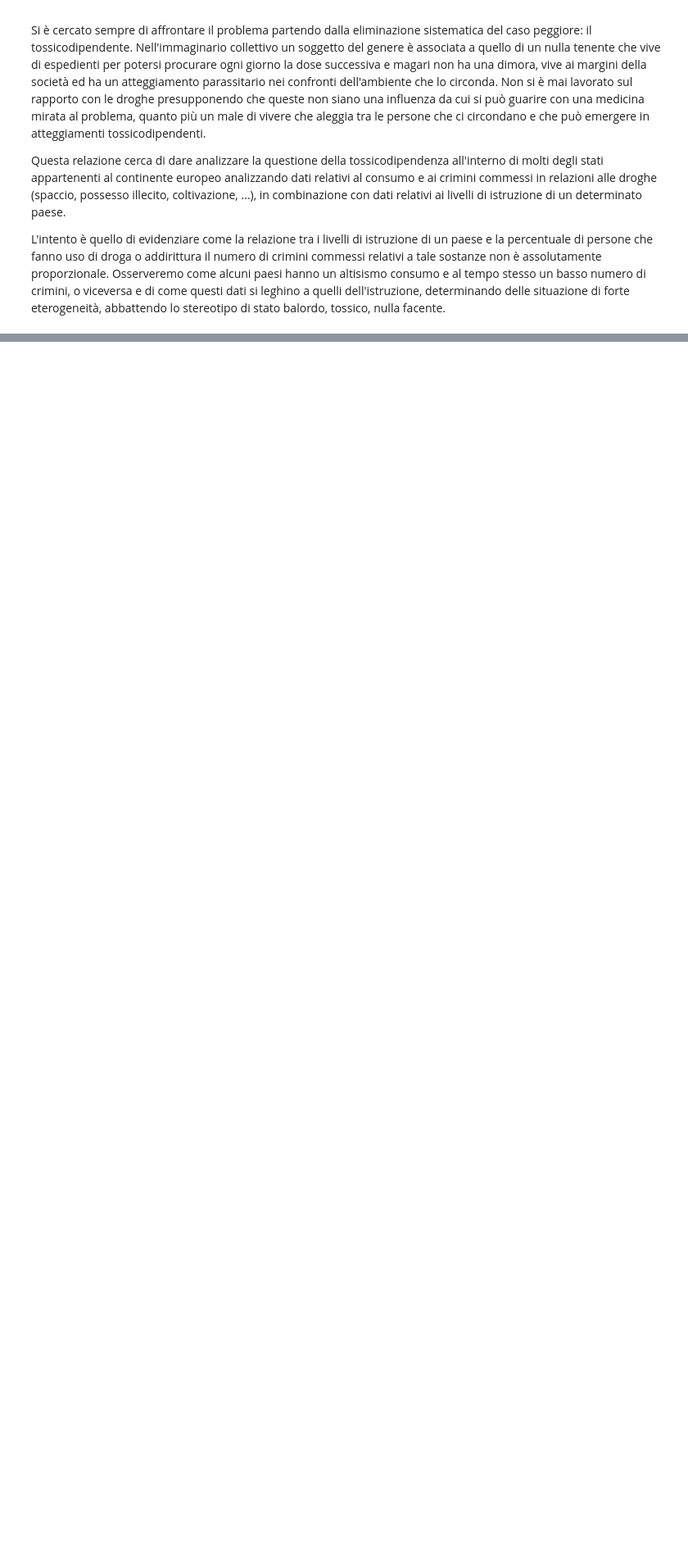
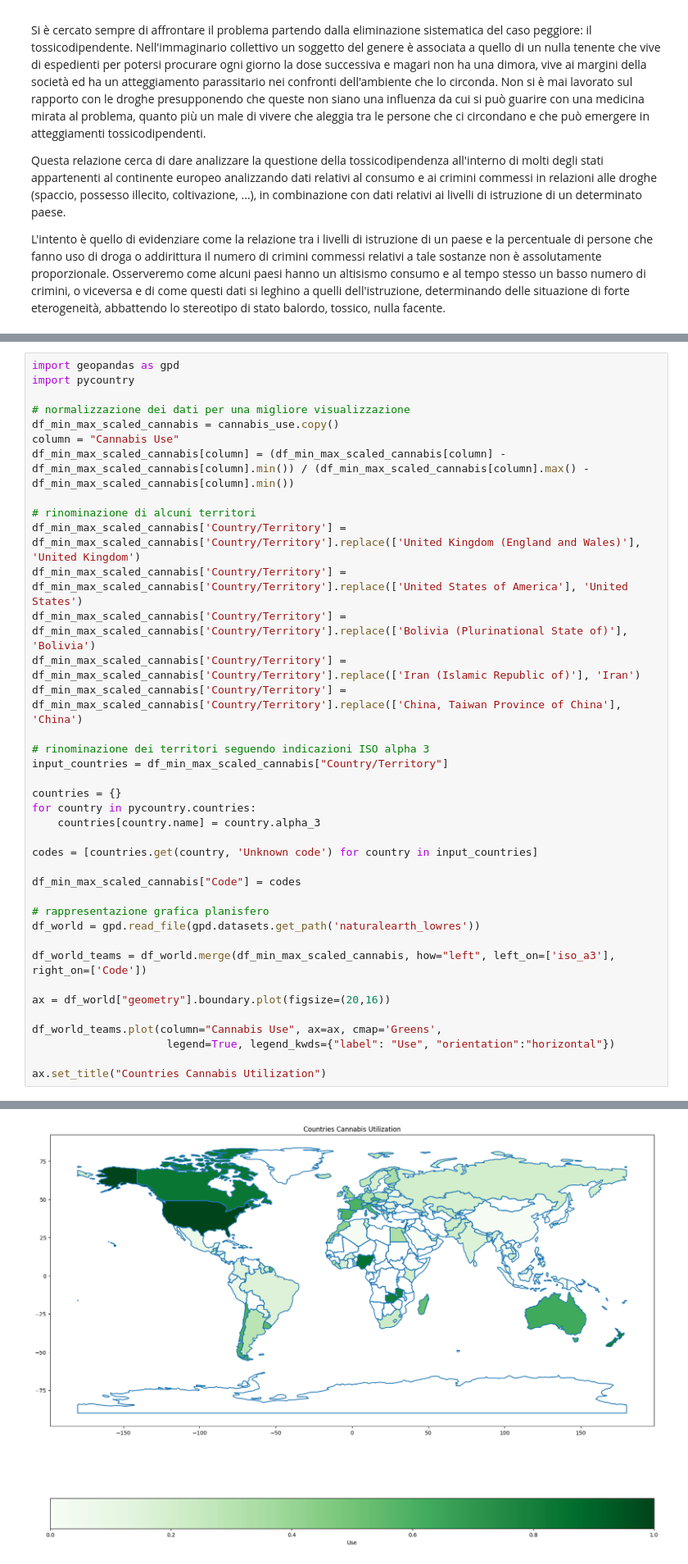
Before and after one commit to MaxBubblegum47/Big_Data, a Jupyter notebook: DataAnalytics/Lorenzo_Stigliano_136174_DataAnalytics.ipynb, the cells around one changed output, grey strips where cells are left out. Shown at 82% size. Saved outputs shown, nothing was run; the diff lists cells and outputs as text; blank space fills up the shorter version.

```diff
--- a/DataAnalytics/Lorenzo_Stigliano_136174_DataAnalytics.ipynb
+++ b/DataAnalytics/Lorenzo_Stigliano_136174_DataAnalytics.ipynb
@@ -25,0 +102,39 @@ Spiega come hai raccolto i dati dalle varie fonti e come funzionano le varie fon
+# %%
+import geopandas as gpd
+import pycountry
+
+# normalizzazione dei dati per una migliore visualizzazione
+df_min_max_scaled_cannabis = cannabis_use.copy()
+column = "Cannabis Use"
+df_min_max_scaled_cannabis[column] = (df_min_max_scaled_cannabis[column] - df_min_max_scaled_cannabis[column].min()) / (df_min_max_scaled_cannabis[column].max() - df_min_max_scaled_cannabis[column].min())
+
+# rinominazione di alcuni territori
+df_min_max_scaled_cannabis['Country/Territory'] = df_min_max_scaled_cannabis['Country/Territory'].replace(['United Kingdom (England and Wales)'], 'United Kingdom')
+df_min_max_scaled_cannabis['Country/Territory'] = df_min_max_scaled_cannabis['Country/Territory'].replace(['United States of America'], 'United States')
+df_min_max_scaled_cannabis['Country/Territory'] = df_min_max_scaled_cannabis['Country/Territory'].replace(['Bolivia (Plurinational State of)'], 'Bolivia')
+df_min_max_scaled_cannabis['Country/Territory'] = df_min_max_scaled_cannabis['Country/Territory'].replace(['Iran (Islamic Republic of)'], 'Iran')
+df_min_max_scaled_cannabis['Country/Territory'] = df_min_max_scaled_cannabis['Country/Territory'].replace(['China, Taiwan Province of China'], 'China')
+
+# rinominazione dei territori seguendo indicazioni ISO alpha 3
+input_countries = df_min_max_scaled_cannabis["Country/Territory"]
+
+countries = {}
+for country in pycountry.countries:
+    countries[country.name] = country.alpha_3
+
+codes = [countries.get(country, 'Unknown code') for country in input_countries]
+
+df_min_max_scaled_cannabis["Code"] = codes
+
+# rappresentazione grafica planisfero
+df_world = gpd.read_file(gpd.datasets.get_path('naturalearth_lowres'))
+
+df_world_teams = df_world.merge(df_min_max_scaled_cannabis, how="left", left_on=['iso_a3'], right_on=['Code'])
+
+ax = df_world["geometry"].boundary.plot(figsize=(20,16))
+
+df_world_teams.plot(column="Cannabis Use", ax=ax, cmap='Greens',
+                     legend=True, legend_kwds={"label": "Use", "orientation":"horizontal"})
+
+ax.set_title("Countries Cannabis Utilization")
+# %% [output]
@@ -25,0 +142 @@ Spiega come hai raccolto i dati dalle varie fonti e come funzionano le varie fon
+[figure, added]
```
Also changed, not shown: parts of 37 cells of this notebook, 8 other files.
